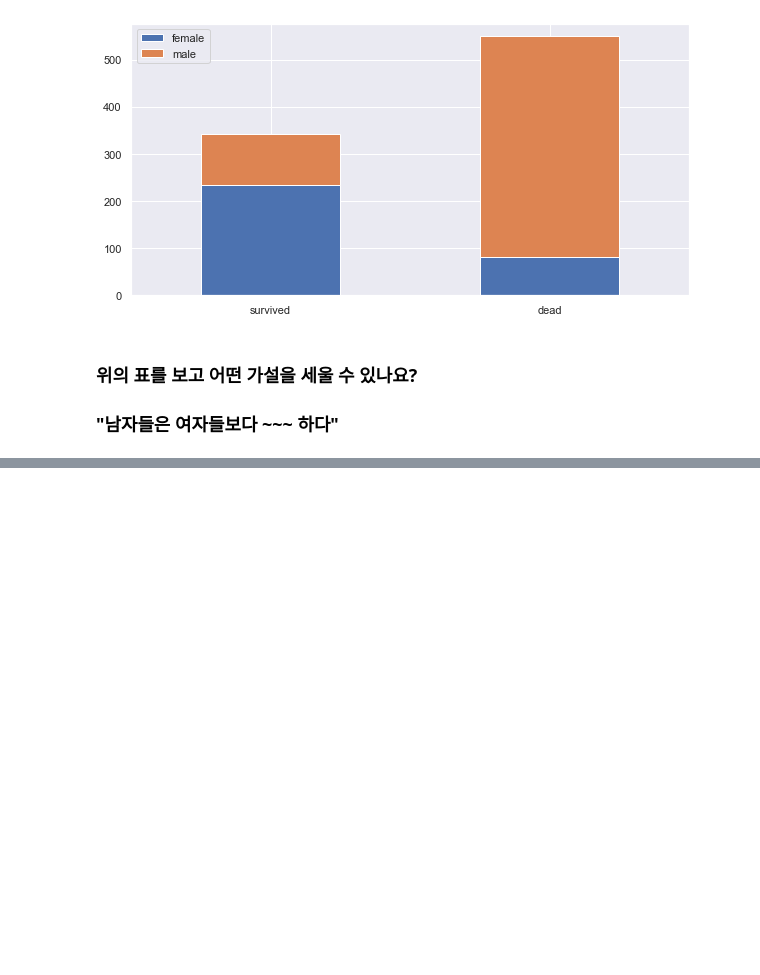
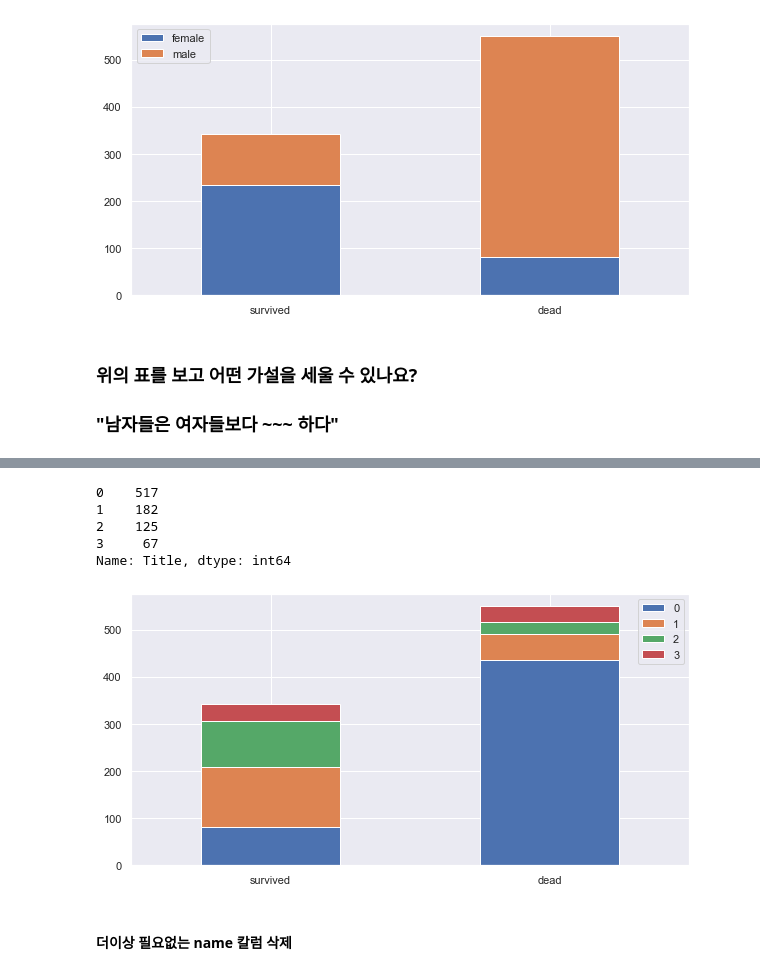
Before and after one commit to Kstyle0710/my_titanic, a Jupyter notebook: my_titanic.ipynb, the cells around one changed output, grey strips where cells are left out. Drawn from its saved outputs; the diff is of its cells as text; code cells hidden in the pictures; blank space fills up the shorter version.

```diff
--- a/my_titanic.ipynb
+++ b/my_titanic.ipynb
@@ -126,0 +207,15 @@ bar_chart("Sex")
+# %%
+# train_df.head()
+train_df["Title"].value_counts()
+# %% [output]
+0    517
+1    182
+2    125
+3     67
+Name: Title, dtype: int64
+# %%
+bar_chart('Title')
+# %% [output]
+[figure, added]
+# %% [markdown]
+#### 더이상 필요없는 name 칼럼 삭제
```
Also changed, not shown: parts of 32 cells of this notebook.
